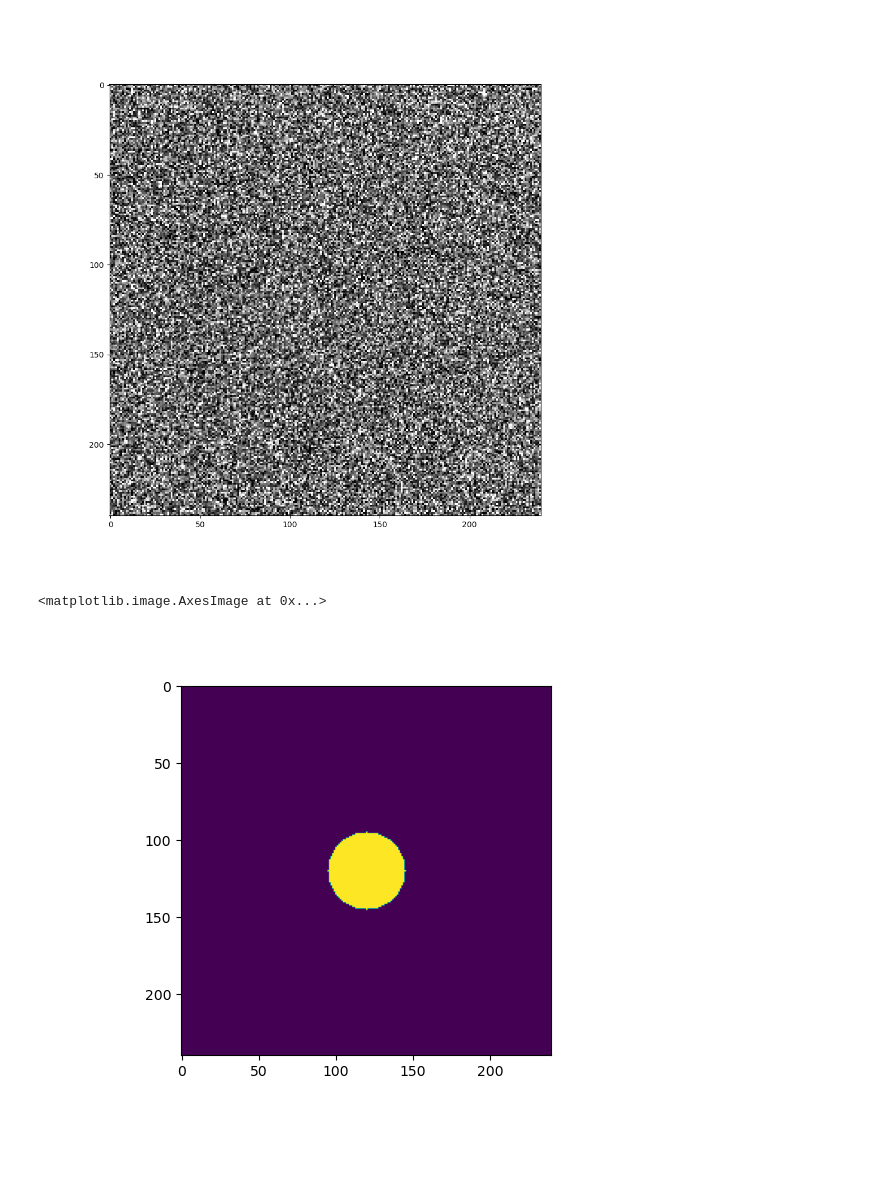
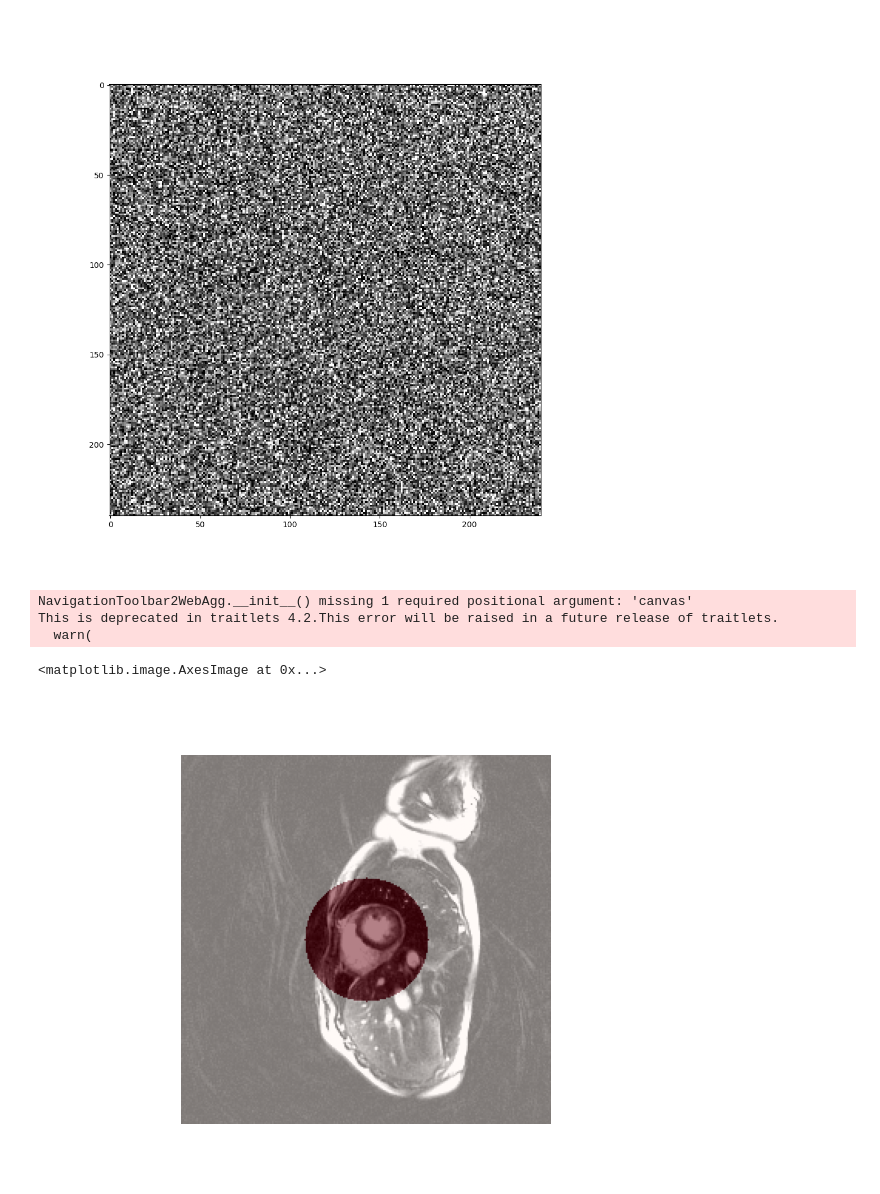
Before and after one commit to usc-mrel/PylotToneMRI, a Jupyter notebook: notebooks/noise_graph_from_series.ipynb, the cells around one changed output. Drawn from its saved outputs; the diff is of its cells as text; code cells hidden in the pictures; blank space fills up the shorter version.

Commit message:
Update noise ROI diameter.

```diff
--- a/notebooks/noise_graph_from_series.ipynb
+++ b/notebooks/noise_graph_from_series.ipynb
@@ -41,23 +43,27 @@ def centered_crop(img, crop_size):
 # %%
 # Read config
 
-with open('config.toml', 'r') as cf:
+with open('../config.toml', 'r') as cf:
     cfg = rtoml.load(cf)
 
-DATA_DIR = cfg['data_folder']
+DATA_DIR = 'vol0982_20240925'#cfg['data_folder']
+output_dir = '../output_recons'
 raw_files = ['287', '289', '291', '293', '295', '297', '299', '301', '303', '305', '319', '321', '323']
 selected_frame = np.arange(20, 80)
 
 volts = []
 
-im_ref_fn = fnmatch.filter(os.listdir(f'output_recons/{DATA_DIR}'), f"viewsharing_*{'285'}*.mrd")[0]
-im_ref = np.flip(np.rot90(readframe_from_mrd(f'output_recons/{DATA_DIR}/{im_ref_fn}', selected_frame), -1, axes=(1, 2)), axis=1)
+im_ref_fn = fnmatch.filter(os.listdir(f'{output_dir}/{DATA_DIR}'), f"viewsharing_*{'285'}*.mrd")[0]
+im_ref = np.flip(np.rot90(readframe_from_mrd(f'{output_dir}/{DATA_DIR}/{im_ref_fn}', selected_frame), -1, axes=(1, 2)), axis=1)
 im_editer = []
 im_mdlsub = []
 for raw_file_ in raw_files:
-    raw_file = fnmatch.filter(os.listdir(f'output_recons/{DATA_DIR}'), f'viewsharing_*{raw_file_}*_mdlsub.mrd')[0]
+    raw_file = fnmatch.filter(os.listdir(f'{output_dir}/{DATA_DIR}'), f'viewsharing_*{raw_file_}*_mdlsub.mrd')[0]
     volts.append(get_volt_from_protoname(raw_file.split('/')[-1]))
-    im_mdlsub.append(np.flip(np.rot90(readframe_from_mrd(f'output_recons/{DATA_DIR}/{raw_file}', selected_frame), -1, axes=(1, 2)), axis=1))
-    raw_file = fnmatch.filter(os.listdir(f'output_recons/{DATA_DIR}'), f'viewsharing_*{raw_file_}*_editer.mrd')[0]
-    im_editer.append(np.flip(np.rot90(readframe_from_mrd(f'output_recons/{DATA_DIR}/{raw_file}', selected_frame), -1, axes=(1, 2)), axis=1))
+    im_mdlsub.append(np.flip(np.rot90(readframe_from_mrd(f'{output_dir}/{DATA_DIR}/{raw_file}', selected_frame), -1, axes=(1, 2)), axis=1))
+    raw_file = fnmatch.filter(os.listdir(f'{output_dir}/{DATA_DIR}'), f'viewsharing_*{raw_file_}*_editer.mrd')[0]
+    im_editer.append(np.flip(np.rot90(readframe_from_mrd(f'{output_dir}/{DATA_DIR}/{raw_file}', selected_frame), -1, axes=(1, 2)), axis=1))
+
+im_visual_fn = fnmatch.filter(os.listdir(f'{output_dir}/{DATA_DIR}'), f"viewsharing_*{'284'}*.mrd")[0]
+im_visual = np.flip(np.rot90(readframe_from_mrd(f'{output_dir}/{DATA_DIR}/{im_visual_fn}', selected_frame), -1, axes=(1, 2)), axis=1)
 # %% [output]
@@ -115,25 +121,33 @@ HBox(children=(Checkbox(value=False, description='Erasing'), Dropdown(descriptio
 # %%
 def create_circular_mask(h, w, center=None, radius=None):
 
     if center is None: # use the middle of the image
         center = (int(w/2), int(h/2))
     if radius is None: # use the smallest distance between the center and image walls
         radius = min(center[0], center[1], w-center[0], h-center[1])
 
     Y, X = np.ogrid[:h, :w]
     dist_from_center = np.sqrt((X - center[0])**2 + (Y-center[1])**2)
 
     mask = dist_from_center <= radius
     return mask
 
-noise_mask = create_circular_mask(im_ref.shape[1], im_ref.shape[2], radius=25)
+noise_mask = create_circular_mask(im_ref.shape[1], im_ref.shape[2], radius=40)
 noise_mask = np.tile(noise_mask[None,:,:], (len(selected_frame), 1, 1))
 signal_mask = noise_mask.copy()
 plt.figure()
-plt.imshow(noise_mask[0,:,:])
+plt.imshow(np.abs(im_visual[10,:,:]),
+           vmin=np.percentile(np.abs(im_visual[10,:,:]),5),
+           vmax=np.percentile(np.abs(im_visual[10,:,:]),95),
+           cmap='gray')
+plt.axis('off')
+plt.imshow(noise_mask[0,:,:], alpha=0.5, cmap='Reds')
 # %% [output]
-<matplotlib.image.AxesImage at 0x...>
+NavigationToolbar2WebAgg.__init__() missing 1 required positional argument: 'canvas'
+This is deprecated in traitlets 4.2.This error will be raised in a future release of traitlets.
+  warn(
+<matplotlib.image.AxesImage at 0x...>
-[figure, old version]
+[figure, new version]
 # %%
 
 
```
Also changed, not shown: parts of 3 cells of this notebook.
